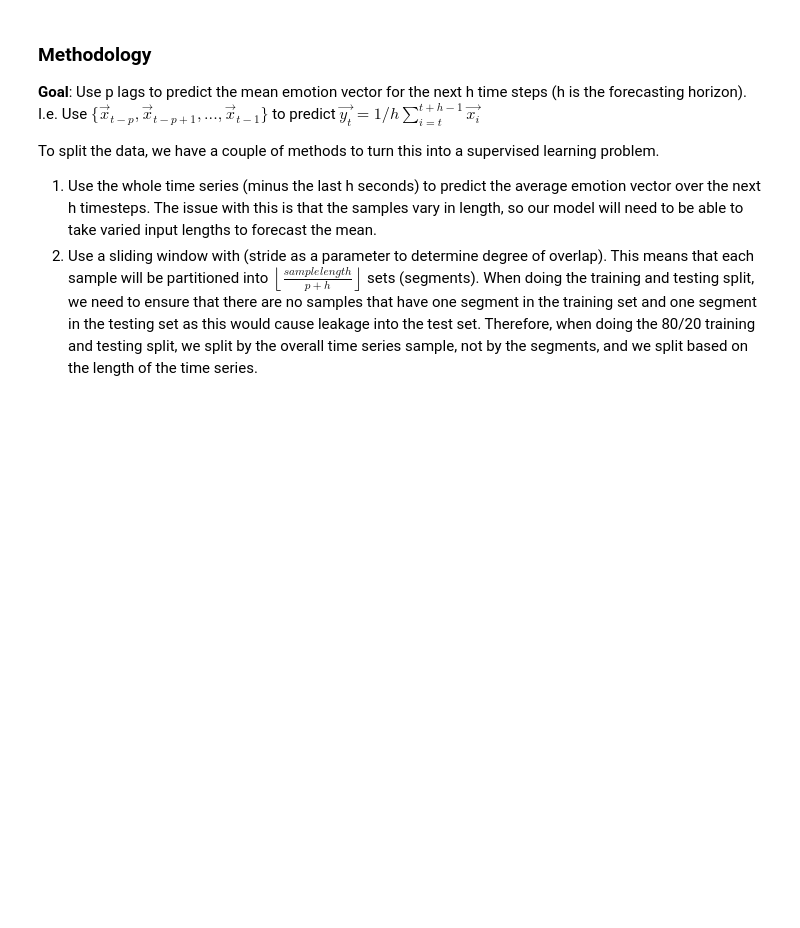
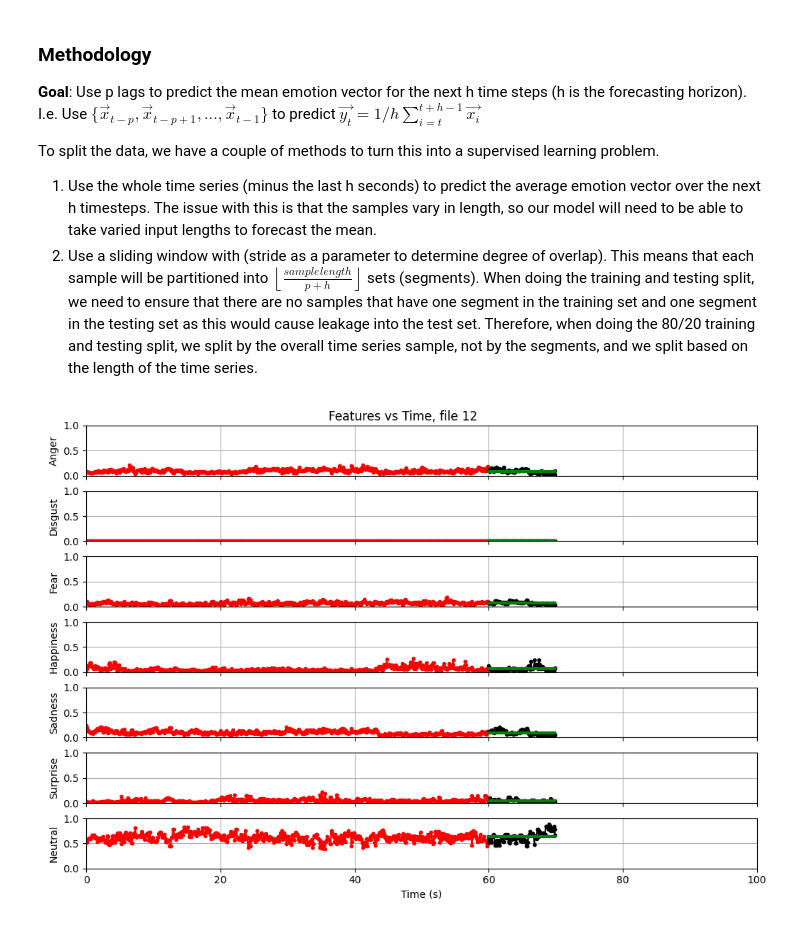
Before and after one commit to ArnavTapadia/emili_TimeSeriesPredictor, a Jupyter notebook: time_series_predictor/Notebooks/Multivariate_Emotion_Forecasting.ipynb, the cells around one changed output. Cells and saved outputs as stored; diff of their text form; code cells hidden in the pictures; blank space fills up the shorter version.

Commit message:
predicting mean

```diff
--- a/time_series_predictor/Notebooks/Multivariate_Emotion_Forecasting.ipynb
+++ b/time_series_predictor/Notebooks/Multivariate_Emotion_Forecasting.ipynb
@@ -239,6 +239,43 @@ extractor.nLags = p
 extractor.nForecastHorizon = h
 extractor.stride = stride
 # %%
-train_data,test_data = extractor.train_test_split(data=resampled_data, split=split,random_state=8)
-xTr, yTr = extractor.segment_data(data=train_data,resample_method='ewmainterp')
-xTe, yTe = extractor.segment_data(data=test_data,resample_method='ewmainterp')
+train_data,test_data = extractor.train_test_split(data=resampled_data, split=split,random_state=5)
+xTr, yTr_raw = extractor.segment_data(data=train_data,resample_method='ewmainterp')
+xTe, yTe_raw = extractor.segment_data(data=test_data,resample_method='ewmainterp')
+
+# making the predictions the mean over h seconds
+yTr = 1/h*np.sum(yTr_raw,axis=1)
+yTe = 1/h*np.sum(yTe_raw,axis=1)
+# %%
+
+#input is a single timeseries of size (length,7)
+nFeatures = 7
+nSample = 12
+x = xTr[nSample]
+y = yTr_raw[nSample]
+y_mean=np.broadcast_to(yTr[nSample][np.newaxis,:],(h,7))
+t = np.arange(0,0.1*(p+h),0.1)[:(p+h)] #added [:np.shape(data)[0]] due to floating point error (e.g. 3102*0.1 == 310.2000005)
+
+
+fig, axes = plt.subplots(nFeatures, 1, figsize=(10, 1 * nFeatures), sharex=True, sharey = True)
+fig.suptitle(f'Features vs Time, file {nSample}')
+
+for iFeature in range(nFeatures):
+    axes[iFeature].plot(t[:p], x[:, iFeature], label='Data', marker = 'o', linestyle = '-', markersize=3, color='red')
+    axes[iFeature].plot(t[p:p+h], y[:, iFeature], label='Data', marker = 'o', linestyle = '-', markersize=3, color='black')
+    axes[iFeature].plot(t[p:p+h], y_mean[:, iFeature], label='Data', linestyle = '-', linewidth=3, color='green')
+
+
+#label subplots
+for i in range(nFeatures):
+    axes[i].set_ylabel(f'{emotionMap[i]}')
+    axes[i].grid(True)
+
+axes[-1].set_xlabel('Time (s)')
+plt.tight_layout()
+plt.subplots_adjust(top=0.95)  # Adjust title position
+axes[-1].set_xlim(0, 100)
+axes[-1].set_ylim(0, 1)
+plt.show()
+# %% [output]
+[figure, added]
```
